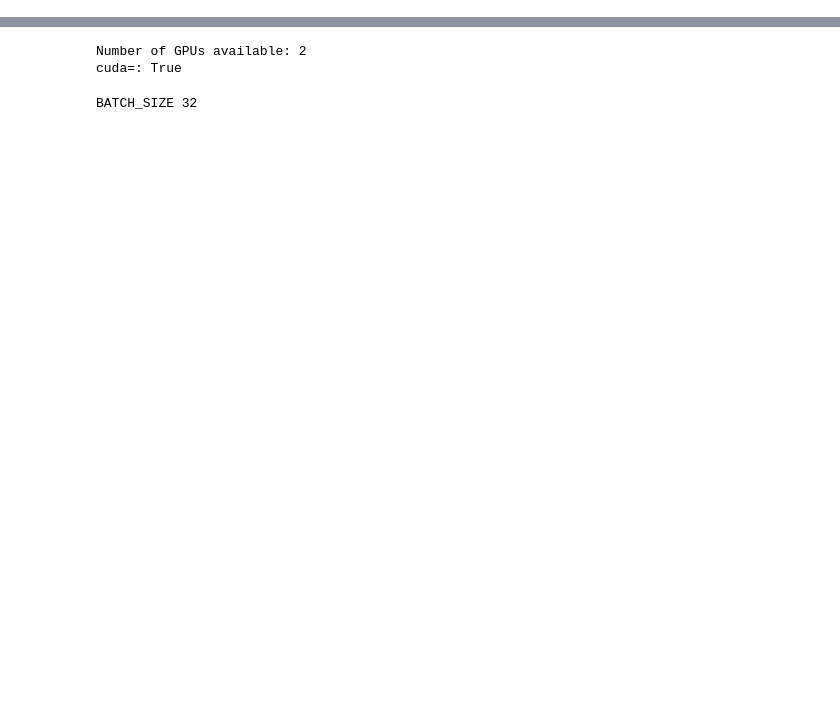
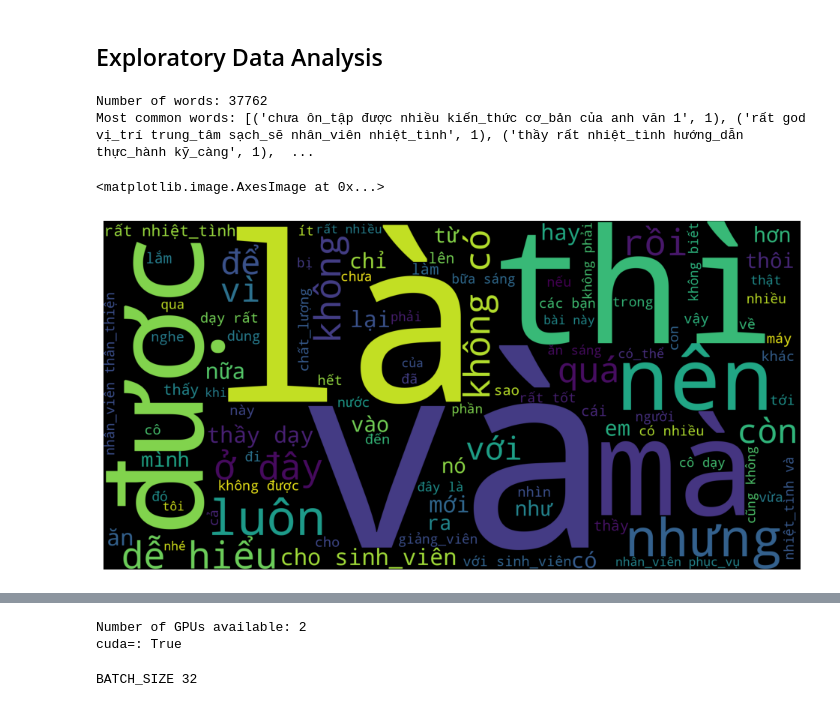
Before and after one commit to Gilgamesh-hoang/Sentiment-Analysis-Comments, a Jupyter notebook: src/finetune_phobert.ipynb, the cells around one changed output, grey strips where cells are left out. Cells and saved outputs as stored; diff of their text form; code cells hidden in the pictures; blank space fills up the shorter version.

```diff
--- a/src/finetune_phobert.ipynb
+++ b/src/finetune_phobert.ipynb
@@ -20,0 +33,8 @@ logging.set_verbosity_error()
+# %%
+def get_data(path):
+    df = pd.read_csv(path, sep='\t')
+    return df
+
+df_train = get_data('/kaggle/input/sentence-embeddings/dataset-train-final.tsv')
+df_test = get_data('/kaggle/input/sentence-embeddings/dataset-test-final.tsv')
+df = pd.concat([df_train, df_test], axis=0, ignore_index=True)
@@ -20,0 +122,23 @@ logging.set_verbosity_error()
+# %% [markdown]
+## Exploratory Data Analysis
+# %%
+# Create bag-of-words
+all_words = [token for token in df['corpus'].tolist() if token and token != '']
+
+corpus=' '.join(all_words)
+all_words = nltk.FreqDist(all_words)
+
+# Print the total number of words and the 15 most common words
+print('Number of words: {}'.format(len(all_words)))
+print('Most common words: {}'.format(all_words.most_common(15)))
+
+plt.figure(figsize=(12,8))
+word_cloud = wordcloud.WordCloud(max_words=100,background_color ="black",
+                               width=2000,height=1000,mode="RGB").generate(corpus)
+plt.axis("off")
+plt.imshow(word_cloud)
+# %% [output]
+Number of words: 37762
+Most common words: [('chưa ôn_tập được nhiều kiến_thức cơ_bản của anh văn 1', 1), ('rất god vị_trí trung_tâm sạch_sẽ nhân_viên nhiệt_tình', 1), ('thầy rất nhiệt_tình hướng_dẫn thực_hành kỹ_càng', 1),  ...
+<matplotlib.image.AxesImage at 0x...>
+[figure, added]
```
Also changed, not shown: parts of 54 cells of this notebook, 13 other files.
